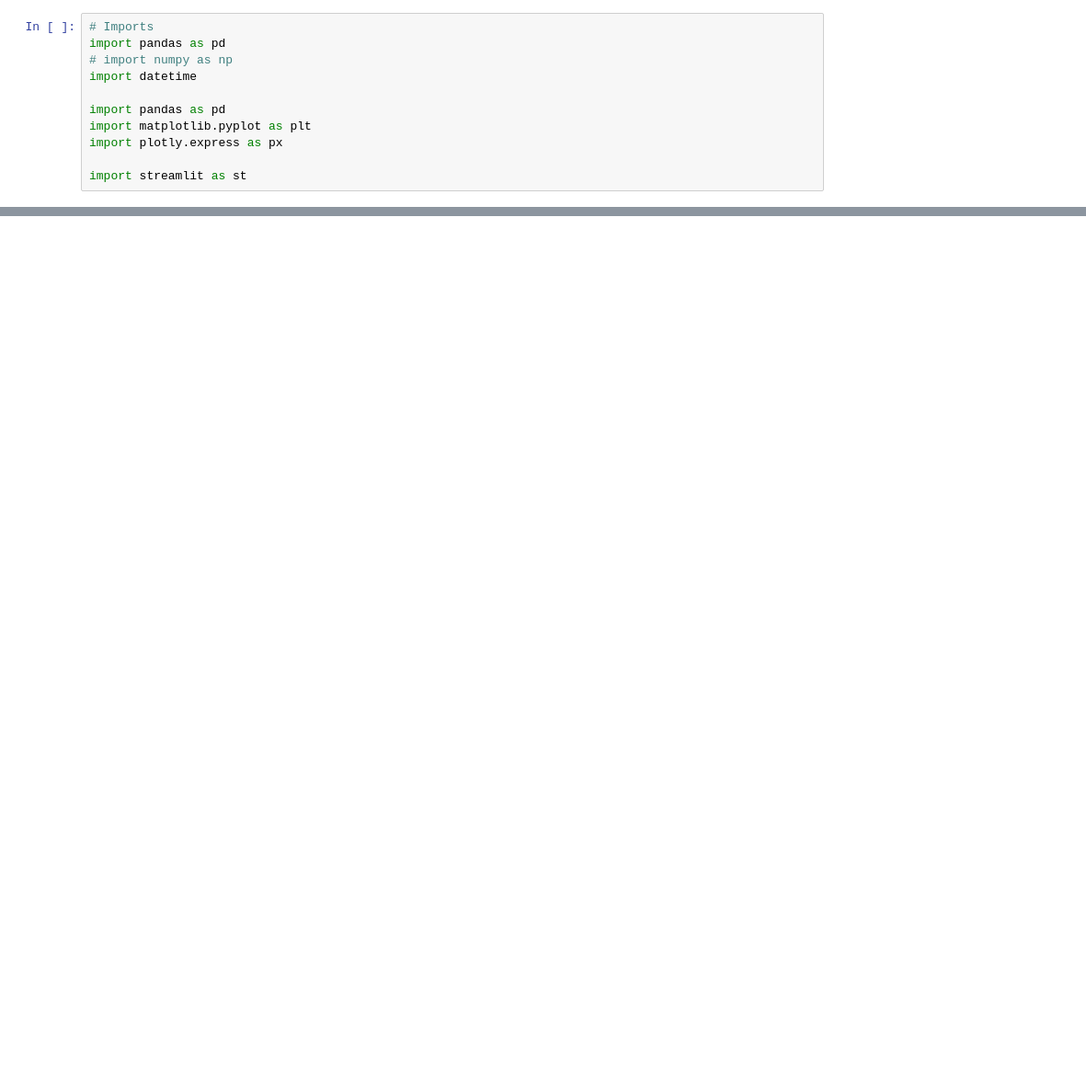
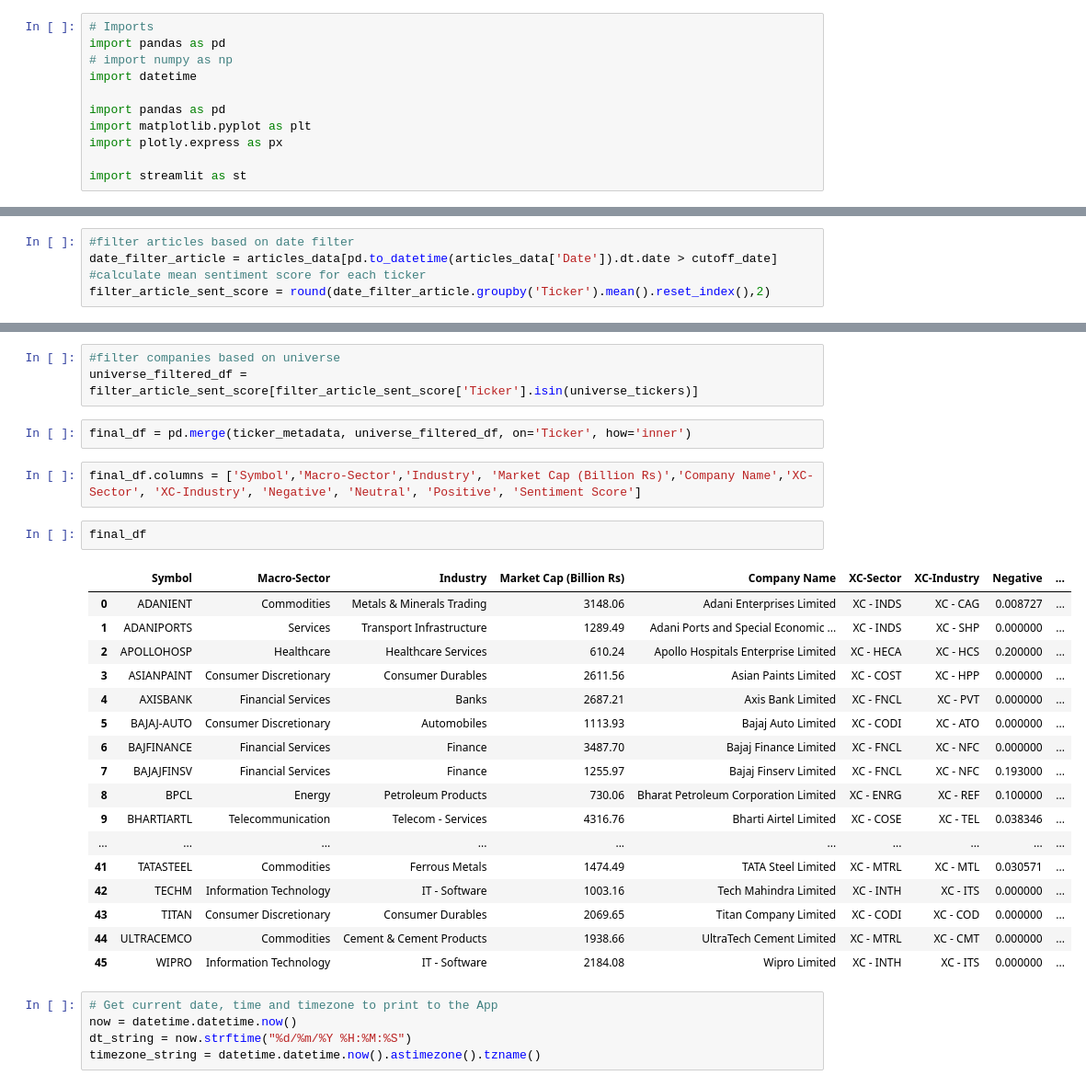
Before and after one commit to Shubxam/Nifty-500-Live-Sentiment-Analysis, a Jupyter notebook: playbook.ipynb, the cells around one changed output, grey strips where cells are left out. Shown at 92% size. Cells and saved outputs as stored; diff of their text form; blank space fills up the shorter version.

```diff
--- a/playbook.ipynb
+++ b/playbook.ipynb
@@ -37,0 +24,5 @@ datetime.date(2023, 1, 23)
+# %%
+#filter articles based on date filter
+date_filter_article = articles_data[pd.to_datetime(articles_data['Date']).dt.date > cutoff_date]
+#calculate mean sentiment score for each ticker
+filter_article_sent_score = round(date_filter_article.groupby('Ticker').mean().reset_index(),2)
@@ -37,0 +45,32 @@ datetime.date(2023, 1, 23)
+# %%
+#filter companies based on universe
+universe_filtered_df = filter_article_sent_score[filter_article_sent_score['Ticker'].isin(universe_tickers)]
+# %%
+final_df = pd.merge(ticker_metadata, universe_filtered_df, on='Ticker', how='inner')
+# %%
+final_df.columns = ['Symbol','Macro-Sector','Industry', 'Market Cap (Billion Rs)','Company Name','XC-Sector', 'XC-Industry', 'Negative', 'Neutral', 'Positive', 'Sentiment Score']
+# %%
+final_df
+# %% [output]
+|  | Symbol | Macro-Sector | Industry | Market Cap (Billion Rs) | Company Name | XC-Sector | XC-Industry | Negative | ... |
+| 0 | ADANIENT | Commodities | Metals & Minerals Trading | 3148.06 | Adani Enterprises Limited | XC - INDS | XC - CAG | 0.008727 | ... |
+| 1 | ADANIPORTS | Services | Transport Infrastructure | 1289.49 | Adani Ports and Special Economic ... | XC - INDS | XC - SHP | 0.000000 | ... |
+| 2 | APOLLOHOSP | Healthcare | Healthcare Services | 610.24 | Apollo Hospitals Enterprise Limited | XC - HECA | XC - HCS | 0.200000 | ... |
+| 3 | ASIANPAINT | Consumer Discretionary | Consumer Durables | 2611.56 | Asian Paints Limited | XC - COST | XC - HPP | 0.000000 | ... |
+| 4 | AXISBANK | Financial Services | Banks | 2687.21 | Axis Bank Limited | XC - FNCL | XC - PVT | 0.000000 | ... |
+| 5 | BAJAJ-AUTO | Consumer Discretionary | Automobiles | 1113.93 | Bajaj Auto Limited | XC - CODI | XC - ATO | 0.000000 | ... |
+| 6 | BAJFINANCE | Financial Services | Finance | 3487.70 | Bajaj Finance Limited | XC - FNCL | XC - NFC | 0.000000 | ... |
+| 7 | BAJAJFINSV | Financial Services | Finance | 1255.97 | Bajaj Finserv Limited | XC - FNCL | XC - NFC | 0.193000 | ... |
+| 8 | BPCL | Energy | Petroleum Products | 730.06 | Bharat Petroleum Corporation Limited | XC - ENRG | XC - REF | 0.100000 | ... |
+| 9 | BHARTIARTL | Telecommunication | Telecom - Services | 4316.76 | Bharti Airtel Limited | XC - COSE | XC - TEL | 0.038346 | ... |
+| ... | ... | ... | ... | ... | ... | ... | ... | ... | ... |
+| 41 | TATASTEEL | Commodities | Ferrous Metals | 1474.49 | TATA Steel Limited | XC - MTRL | XC - MTL | 0.030571 | ... |
+| 42 | TECHM | Information Technology | IT - Software | 1003.16 | Tech Mahindra Limited | XC - INTH | XC - ITS | 0.000000 | ... |
+| 43 | TITAN | Consumer Discretionary | Consumer Durables | 2069.65 | Titan Company Limited | XC - CODI | XC - COD | 0.000000 | ... |
+| 44 | ULTRACEMCO | Commodities | Cement & Cement Products | 1938.66 | UltraTech Cement Limited | XC - MTRL | XC - CMT | 0.000000 | ... |
+| 45 | WIPRO | Information Technology | IT - Software | 2184.08 | Wipro Limited | XC - INTH | XC - ITS | 0.000000 | ... |
+# %%
+# Get current date, time and timezone to print to the App
+now = datetime.datetime.now()
+dt_string = now.strftime("%d/%m/%Y %H:%M:%S")
+timezone_string = datetime.datetime.now().astimezone().tzname()
```
Also changed, not shown: parts of 6 cells of this notebook, 1 other file.
